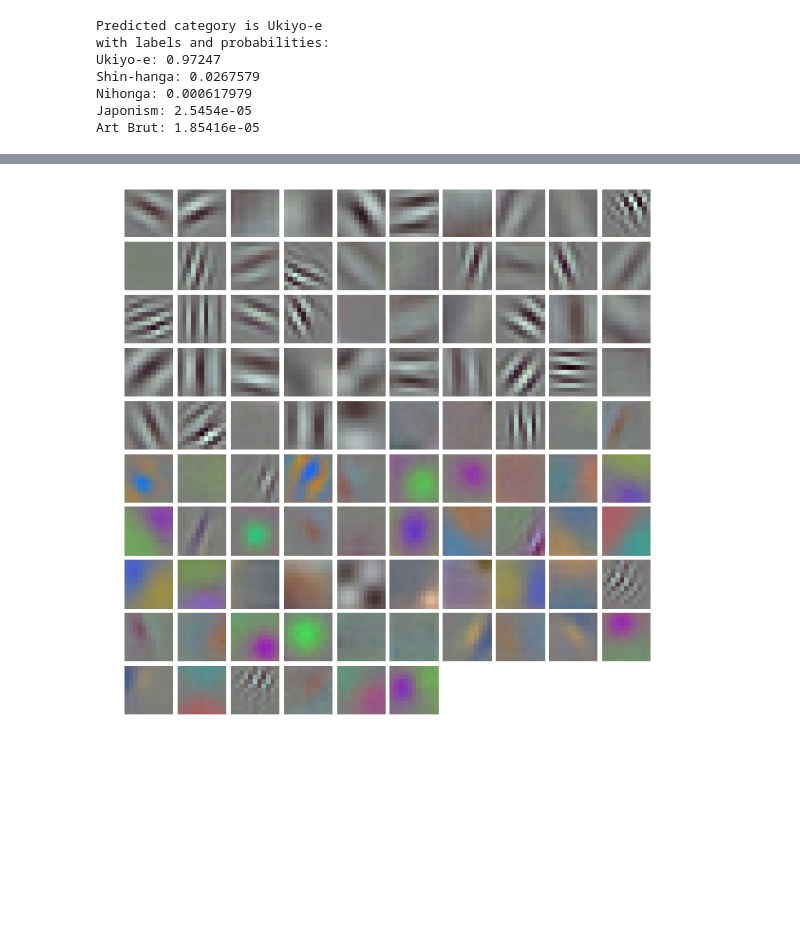
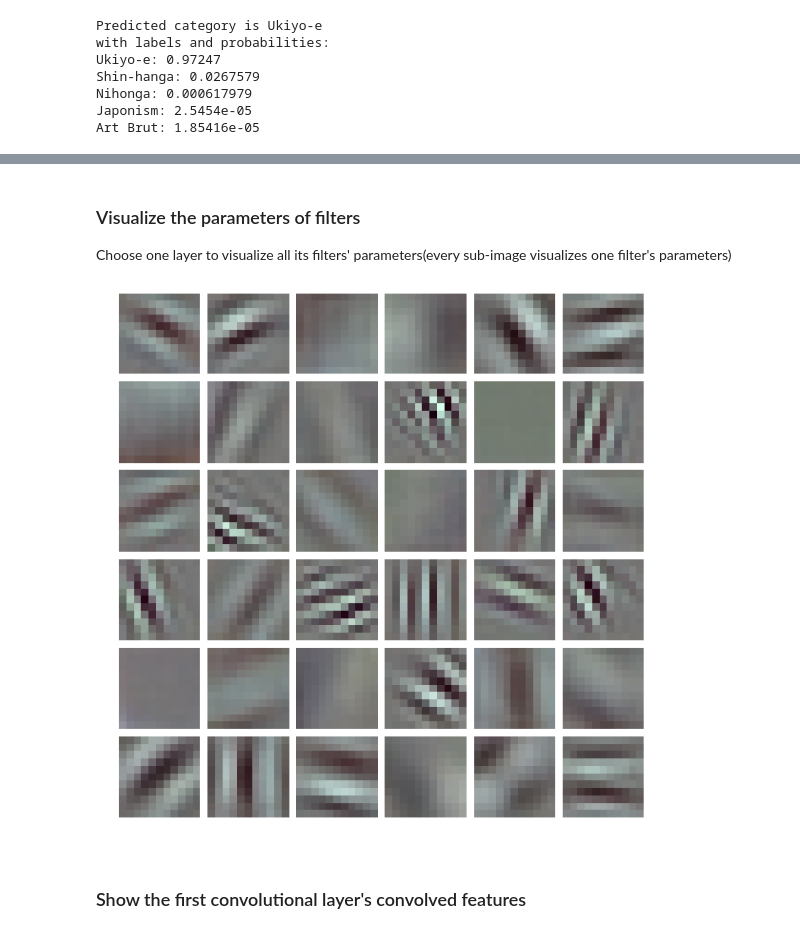
Before and after one commit to THU-HCI2016-MLGroup/FingerprintOnPaintings, a Jupyter notebook: Fingerprint on Paintings.ipynb, the cells around one changed output, grey strips where cells are left out. Cells and saved outputs as stored; diff of their text form; code cells hidden in the pictures; blank space fills up the shorter version.

```diff
--- a/Fingerprint on Paintings.ipynb
+++ b/Fingerprint on Paintings.ipynb
@@ -219,7 +217,7 @@ mean-subtracted values: [('B', 104.0069879317889), ('G', 116.66876761696767), ('
 #### Load and transform image
 # %%
 #Load one image from testset
-img_id = 2
+img_id = 1
 image = caffe.io.load_image(testset[img_id][0])
 plt.imshow(image)
 #Transform
@@ -277,12 +276,17 @@ def vis_square(data):
     data = data.reshape((n * data.shape[1], n * data.shape[3]) + data.shape[4:])
 
     plt.imshow(data); plt.axis('off')
+# %% [markdown]
+### Visualize the parameters of filters
+Choose one layer to visualize all its filters' parameters(every sub-image visualizes one filter's parameters)
 # %%
-# the first layer filters, conv1 - the parameters are a list of [weights, biases]
-filters = net.params['conv1'][0].data
+# the first layer filters, conv1 - the parameters are a list of [weights, biases](first 36)
+filters = net.params['conv1'][0].data[:36]  #layer<-conv1
 vis_square(filters.transpose(0, 2, 3, 1))
 # %% [output]
-[figure, old version]
+[figure, new version]
+# %% [markdown]
+### Show the first convolutional layer's convolved features
 # %%
 #The first layer output, conv1 (rectified responses of the filters above, first 36 only)
 feat = net.blobs['conv1'].data[0,:36]
```
Also changed, not shown: parts of 13 cells of this notebook.
